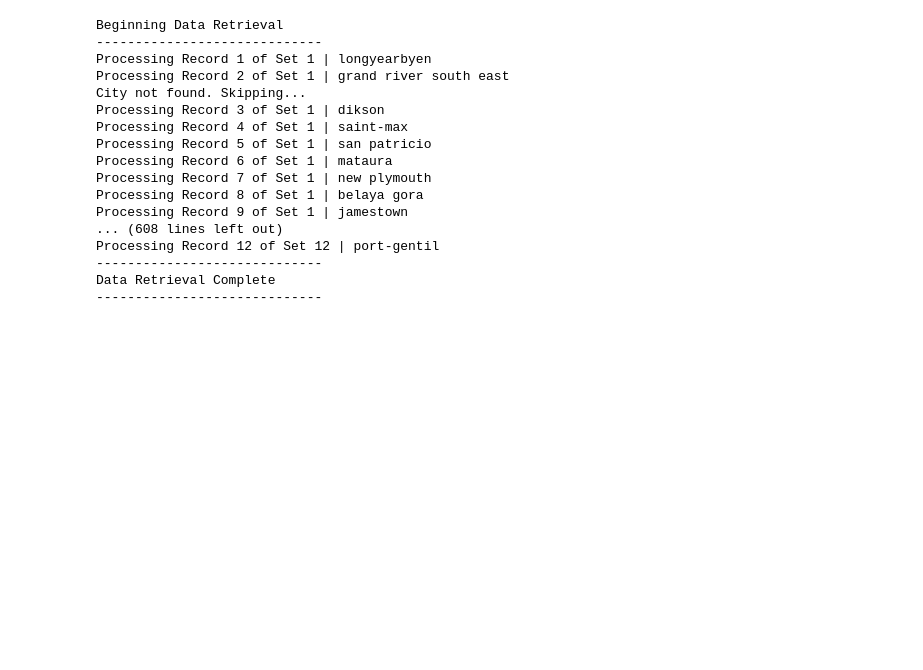
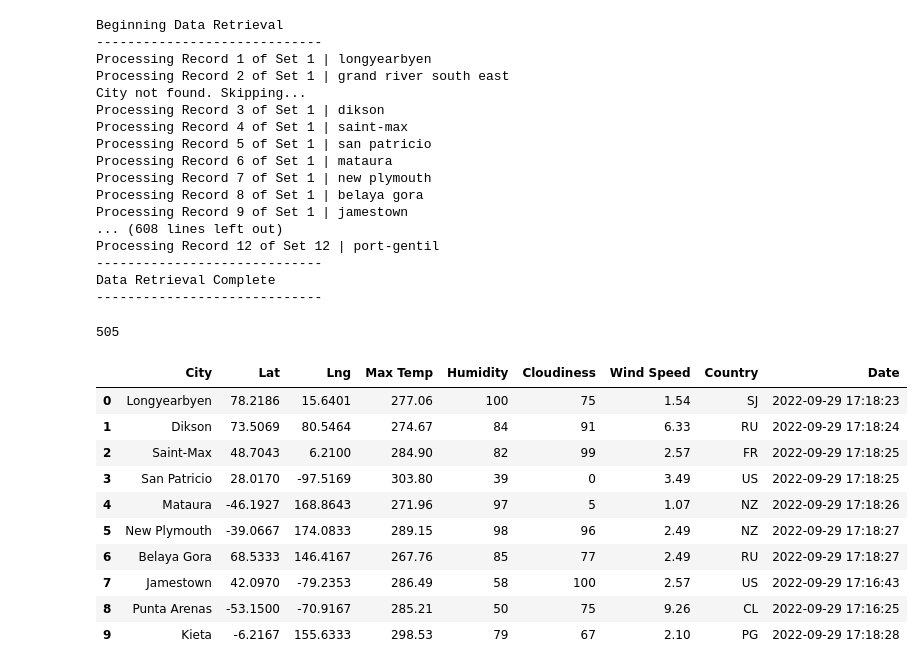
Before and after one commit to rachelc313/World_Weather_Analysis, a Jupyter notebook: WeatherPy.ipynb, the cells around one changed output. Saved outputs shown, nothing was run; the diff lists cells and outputs as text; code cells hidden in the pictures; blank space fills up the shorter version.

Commit message:
completed module through 6.2.7 - created dataframe and saved to a csv file

```diff
--- a/WeatherPy.ipynb
+++ b/WeatherPy.ipynb
@@ -173,3 +173,24 @@ Processing Record 12 of Set 12 | port-gentil
 -----------------------------
 Data Retrieval Complete
 -----------------------------
+# %%
+len(city_data)
+# %% [output]
+505
+# %%
+# Convert the array of dictionaries to a Pandas DataFrame.
+city_data_df = pd.DataFrame(city_data)
+
+city_data_df.head(10)
+# %% [output]
+|  | City | Lat | Lng | Max Temp | Humidity | Cloudiness | Wind Speed | Country | Date |
+| 0 | Longyearbyen | 78.2186 | 15.6401 | 277.06 | 100 | 75 | 1.54 | SJ | 2022-09-29 17:18:23 |
+| 1 | Dikson | 73.5069 | 80.5464 | 274.67 | 84 | 91 | 6.33 | RU | 2022-09-29 17:18:24 |
+| 2 | Saint-Max | 48.7043 | 6.2100 | 284.90 | 82 | 99 | 2.57 | FR | 2022-09-29 17:18:25 |
+| 3 | San Patricio | 28.0170 | -97.5169 | 303.80 | 39 | 0 | 3.49 | US | 2022-09-29 17:18:25 |
+| 4 | Mataura | -46.1927 | 168.8643 | 271.96 | 97 | 5 | 1.07 | NZ | 2022-09-29 17:18:26 |
+| 5 | New Plymouth | -39.0667 | 174.0833 | 289.15 | 98 | 96 | 2.49 | NZ | 2022-09-29 17:18:27 |
+| 6 | Belaya Gora | 68.5333 | 146.4167 | 267.76 | 85 | 77 | 2.49 | RU | 2022-09-29 17:18:27 |
+| 7 | Jamestown | 42.0970 | -79.2353 | 286.49 | 58 | 100 | 2.57 | US | 2022-09-29 17:16:43 |
+| 8 | Punta Arenas | -53.1500 | -70.9167 | 285.21 | 50 | 75 | 9.26 | CL | 2022-09-29 17:16:25 |
+| 9 | Kieta | -6.2167 | 155.6333 | 298.53 | 79 | 67 | 2.10 | PG | 2022-09-29 17:18:28 |
```
Also changed, not shown: parts of 8 cells of this notebook, 1 other file.
